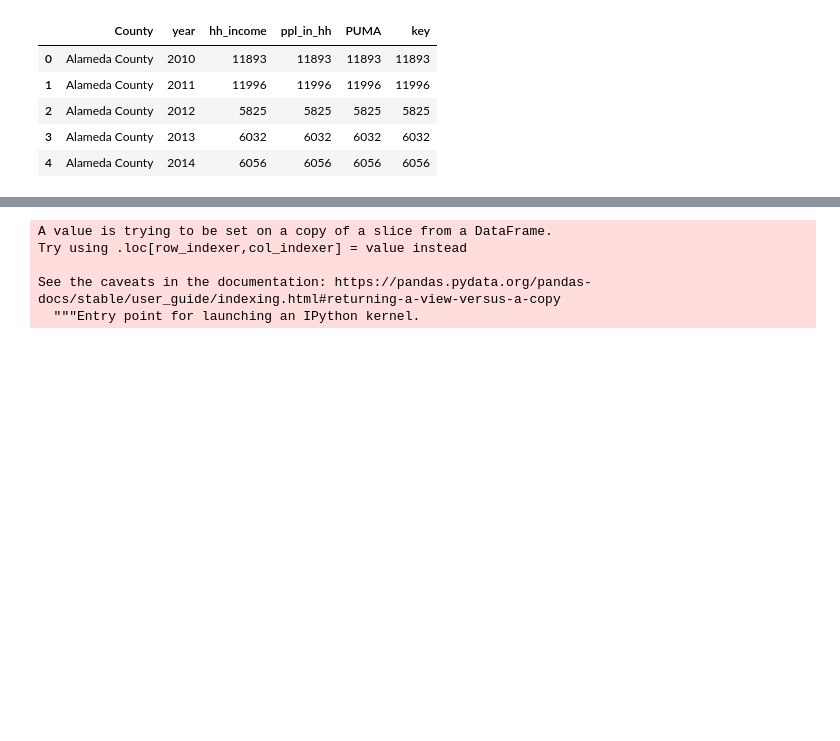
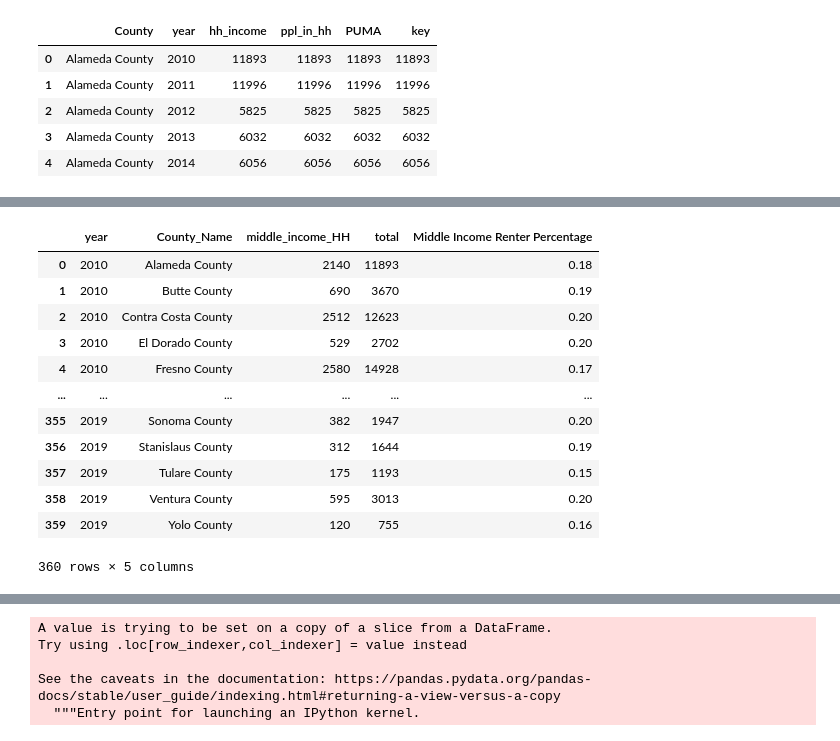
Before and after one commit to qunderriner/AMI_bands, a Jupyter notebook: AMI_Bands_Main_file_Clean-v2_12-7.ipynb, the cells around one changed output, grey strips where cells are left out. Saved outputs shown, nothing was run; the diff lists cells and outputs as text; code cells hidden in the pictures; blank space fills up the shorter version.

```diff
--- a/AMI_Bands_Main_file_Clean-v2_12-7.ipynb
+++ b/AMI_Bands_Main_file_Clean-v2_12-7.ipynb
@@ -443,5 +456,21 @@ min       0.13
 max       0.24
 Name: Middle Income Renter Percentage, dtype: float64
+# %%
+mid_income_count_percentage.
+# %% [output]
+|  | year | County_Name | middle_income_HH | total | Middle Income Renter Percentage |
+| 0 | 2010 | Alameda County | 2140 | 11893 | 0.18 |
+| 1 | 2010 | Butte County | 690 | 3670 | 0.19 |
+| 2 | 2010 | Contra Costa County | 2512 | 12623 | 0.20 |
+| 3 | 2010 | El Dorado County | 529 | 2702 | 0.20 |
+| 4 | 2010 | Fresno County | 2580 | 14928 | 0.17 |
+| ... | ... | ... | ... | ... | ... |
+| 355 | 2019 | Sonoma County | 382 | 1947 | 0.20 |
+| 356 | 2019 | Stanislaus County | 312 | 1644 | 0.19 |
+| 357 | 2019 | Tulare County | 175 | 1193 | 0.15 |
+| 358 | 2019 | Ventura County | 595 | 3013 | 0.20 |
+| 359 | 2019 | Yolo County | 120 | 755 | 0.16 |
+360 rows × 5 columns
 # %%
 mid_income_count_percentage.County_Name.unique()
 # %% [output]
```
Also changed, not shown: parts of 32 cells of this notebook.
